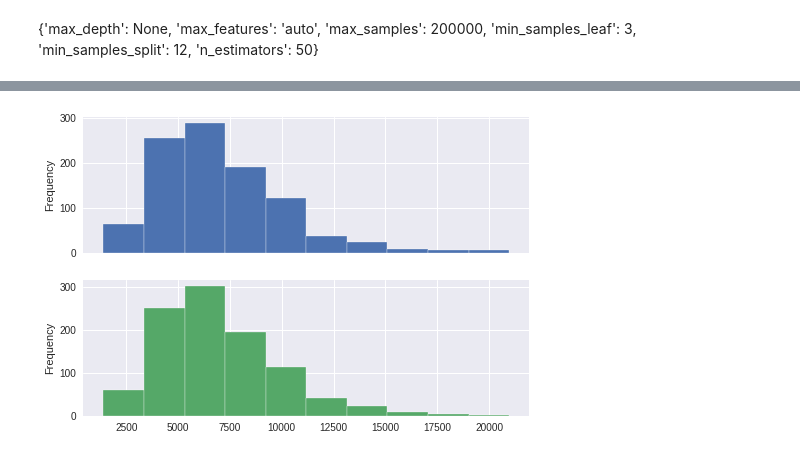
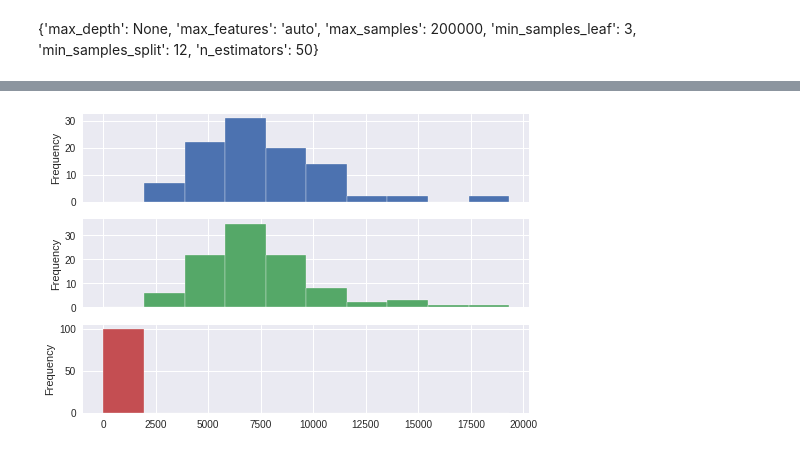
Before and after one commit to asim5800/Retail-Sales-Prediction, a Jupyter notebook: Asim_Rossmann_Sales_Prediction_Capstone_Project.ipynb, the cells around one changed output, grey strips where cells are left out. Saved outputs shown, nothing was run; the diff lists cells and outputs as text; code cells hidden in the pictures.

```diff
--- a/Asim_Rossmann_Sales_Prediction_Capstone_Project.ipynb
+++ b/Asim_Rossmann_Sales_Prediction_Capstone_Project.ipynb
@@ -648,3 +673,3 @@ Test Accuracy: 0.9646023633479835
 # %%
-predictions = ideal_model.predict( X_test)
+final_predictions = ideal_model.predict( X_test)
 # %%
@@ -682,3 +681,0 @@ plt.ylabel('Predicted Y');
-# %%
-import matplotlib as mpl
-mpl.rcParams['agg.path.chunksize'] = 10000
@@ -690 +682,8 @@ dataset = pd.DataFrame({'real': visual_sample1, 'pred': list(visual_sample)}, co
+# %%
+rf_prd = final_predictions[:100]
+rf_real = y_test[:100]
+
+dataset_rf = pd.DataFrame({'Real':rf_real,'PredictedRF':rf_prd})
+# %%
+dataset_rf['diff']=(dataset_rf['Real']-dataset_rf['PredictedRF']).abs()
 # %%
@@ -698,6 +709,6 @@ dataset.sample(4) # taking 4 sample
 # %%
 #plotting
 plt.style.use('seaborn')
-dataset.plot.hist(subplots=True, legend=False);
+dataset_rf.plot.hist(subplots=True, legend=False);
 # %% [output]
-[figure, old version]
+[figure, new version]
```
Also changed, not shown: parts of 30 cells of this notebook.
